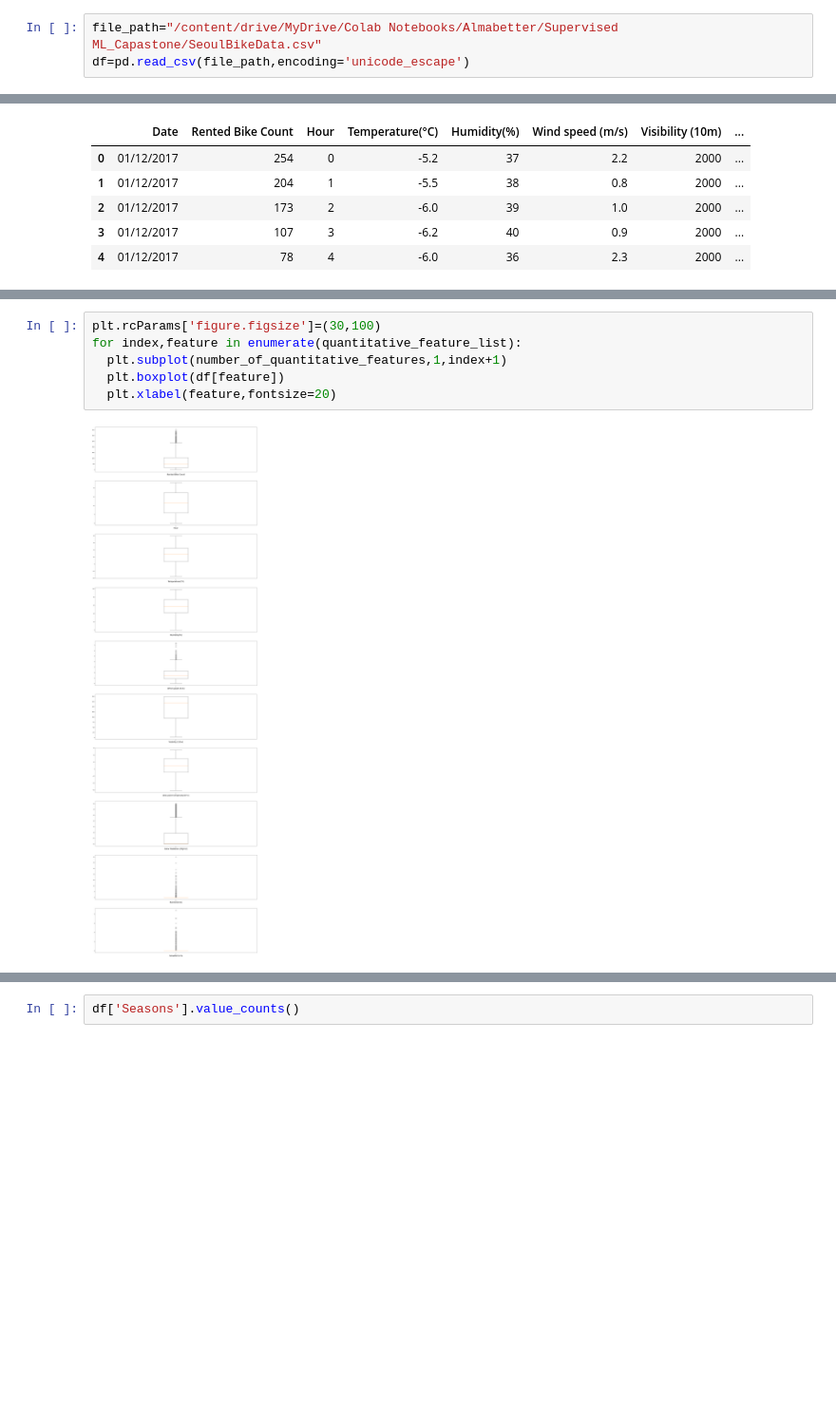
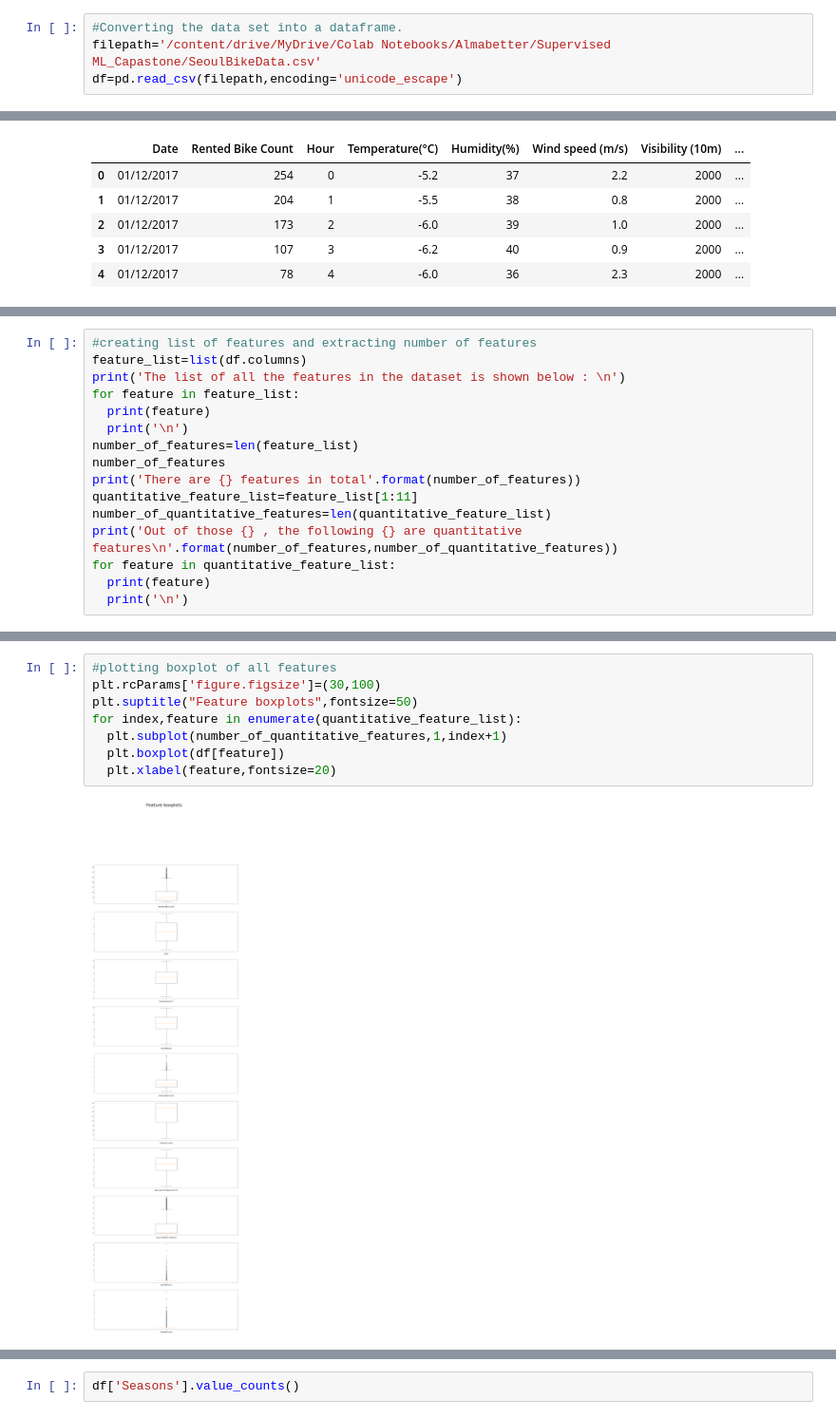
Before and after one commit to shiyasAli/Bike-sharing-demand-prediction, a Jupyter notebook: Copy_of_Bike_Sharing_Demand_Prediction_Capstone_Project.ipynb, the cells around one changed output, grey strips where cells are left out. Shown at 95% size. Cells and saved outputs as stored; diff of their text form; blank space fills up the shorter version.

```diff
--- a/Copy_of_Bike_Sharing_Demand_Prediction_Capstone_Project.ipynb
+++ b/Copy_of_Bike_Sharing_Demand_Prediction_Capstone_Project.ipynb
@@ -53,6 +54,7 @@ Mounted at /content/drive
 # %%
-file_path="/content/drive/MyDrive/Colab Notebooks/Almabetter/Supervised ML_Capastone/SeoulBikeData.csv"
-df=pd.read_csv(file_path,encoding='unicode_escape')
+#Converting the data set into a dataframe.
+filepath='/content/drive/MyDrive/Colab Notebooks/Almabetter/Supervised ML_Capastone/SeoulBikeData.csv'
+df=pd.read_csv(filepath,encoding='unicode_escape')
 # %%
 df.head()
 # %% [output]
@@ -158,0 +120,16 @@ number_of_quantitative_features
+# %%
+#creating list of features and extracting number of features
+feature_list=list(df.columns)
+print('The list of all the features in the dataset is shown below : \n')
+for feature in feature_list:
+  print(feature)
+  print('\n')
+number_of_features=len(feature_list)
+number_of_features
+print('There are {} features in total'.format(number_of_features))
+quantitative_feature_list=feature_list[1:11]
+number_of_quantitative_features=len(quantitative_feature_list)
+print('Out of those {} , the following {} are quantitative features\n'.format(number_of_features,number_of_quantitative_features))
+for feature in quantitative_feature_list:
+  print(feature)
+  print('\n')
@@ -192,8 +221,10 @@ plt.show()
 # %%
+#plotting boxplot of all features
 plt.rcParams['figure.figsize']=(30,100)
+plt.suptitle("Feature boxplots",fontsize=50)
 for index,feature in enumerate(quantitative_feature_list):
   plt.subplot(number_of_quantitative_features,1,index+1)
   plt.boxplot(df[feature])
   plt.xlabel(feature,fontsize=20)
 # %% [output]
-[figure, old version]
+[figure, new version]
```
Also changed, not shown: parts of 191 cells of this notebook.
